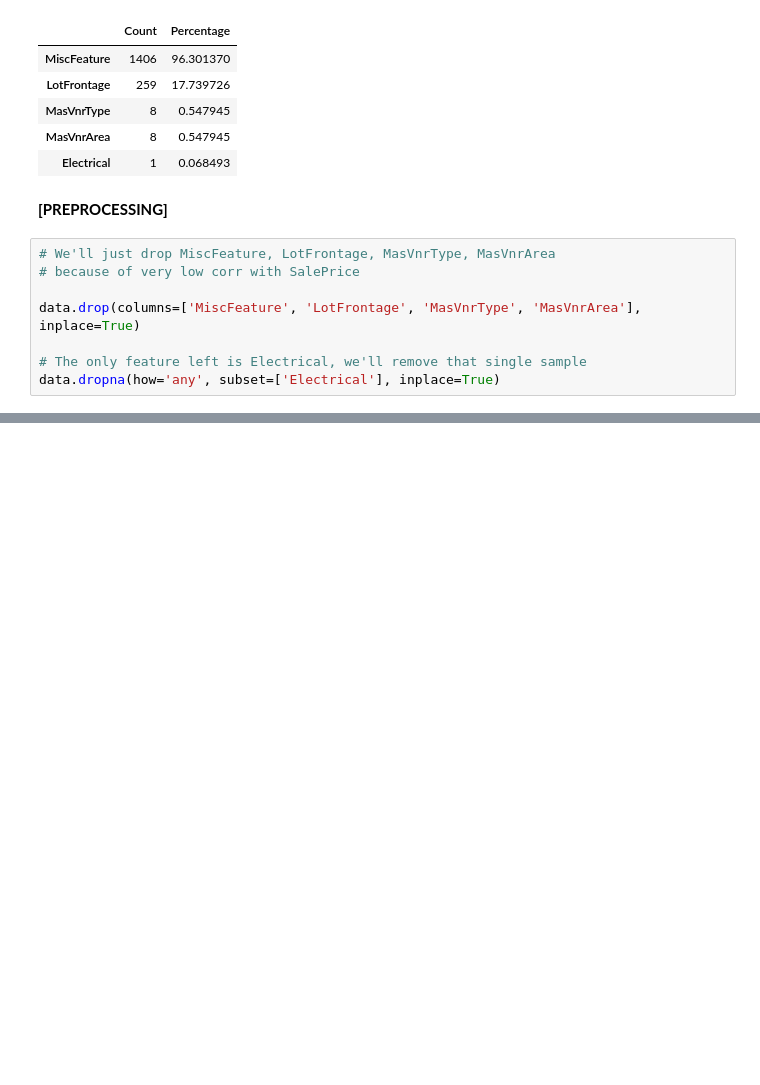
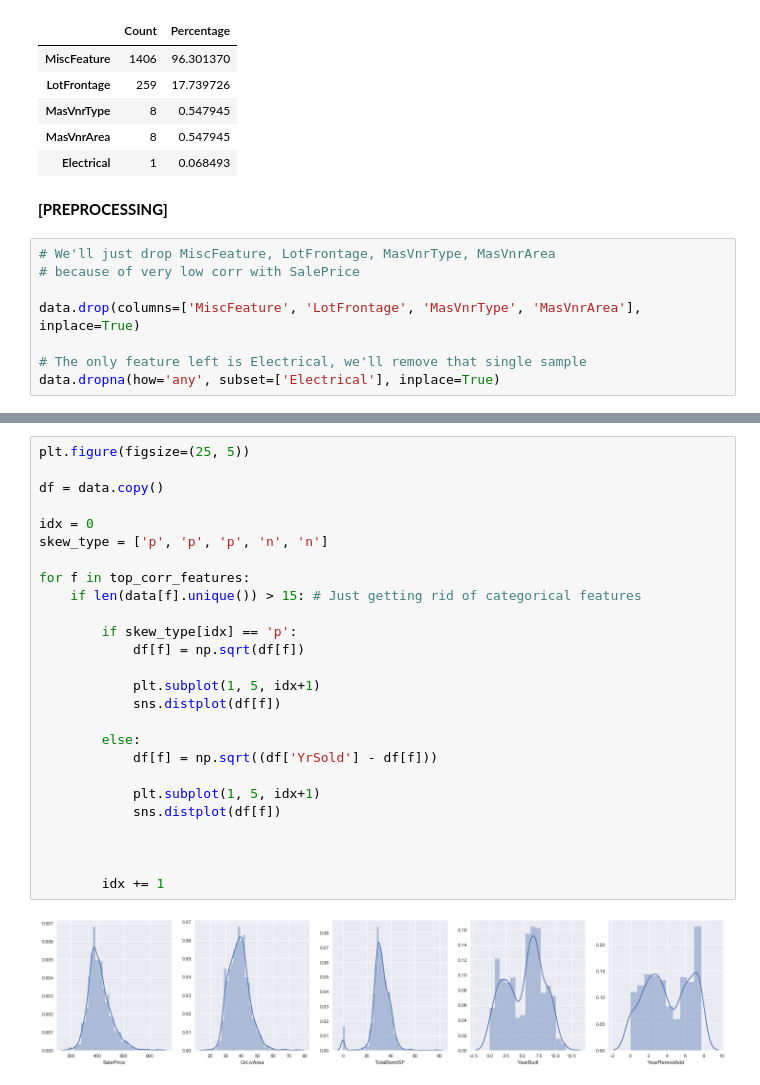
Before and after one commit to ParthikB/Kaggle, a Jupyter notebook: house_pricing/eda+fe.ipynb, the cells around one changed output, grey strips where cells are left out. Saved outputs shown, nothing was run; the diff lists cells and outputs as text; blank space fills up the shorter version.

```diff
--- a/house_pricing/eda+fe.ipynb
+++ b/house_pricing/eda+fe.ipynb
@@ -212,0 +328,28 @@ data.dropna(how='any', subset=['Electrical'], inplace=True)
+# %%
+plt.figure(figsize=(25, 5))
+
+df = data.copy()
+
+idx = 0
+skew_type = ['p', 'p', 'p', 'n', 'n']
+
+for f in top_corr_features:
+    if len(data[f].unique()) > 15: # Just getting rid of categorical features
+
+        if skew_type[idx] == 'p':
+            df[f] = np.sqrt(df[f])
+
+            plt.subplot(1, 5, idx+1)
+            sns.distplot(df[f])
+
+        else:
+            df[f] = np.sqrt((df['YrSold'] - df[f]))
+
+            plt.subplot(1, 5, idx+1)
+            sns.distplot(df[f])
+
+
+
+        idx += 1
+# %% [output]
+[figure, added]
```
Also changed, not shown: parts of 16 cells of this notebook.
